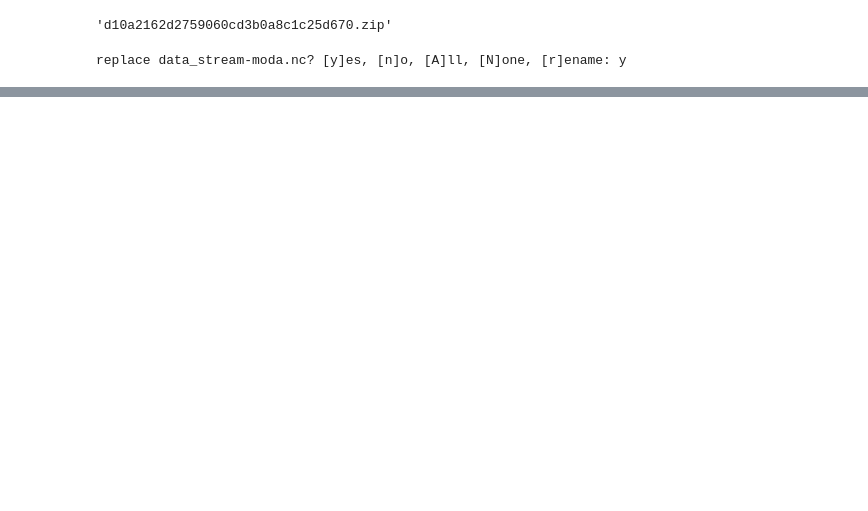
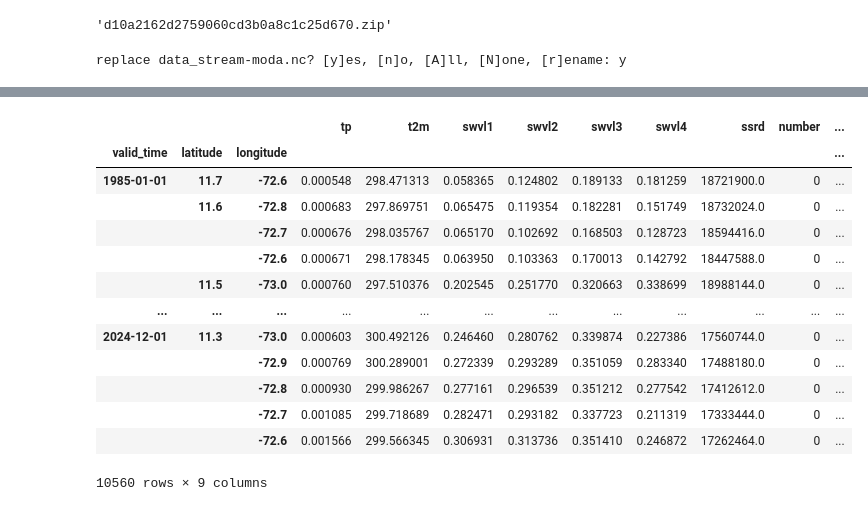
Before and after one commit to Mariannly/Quark5-CoAfina2025, a Jupyter notebook: leer_datos.ipynb, the cells around one changed output, grey strips where cells are left out. Cells and saved outputs as stored; diff of their text form; code cells hidden in the pictures; blank space fills up the shorter version.

```diff
--- a/leer_datos.ipynb
+++ b/leer_datos.ipynb
@@ -124,0 +182,19 @@ EOFError: No valid message found: 'd10a2162d2759060cd3b0a8c1c25d670.zip'
+# %%
+#select and drop all rowa with NaNs
+df_ds = df_ds.dropna()
+df_ds
+# %% [output]
+|  |  |  | tp | t2m | swvl1 | swvl2 | swvl3 | swvl4 | ssrd | number | ... |
+| valid_time | latitude | longitude |  |  |  |  |  |  |  |  | ... |
+| 1985-01-01 | 11.7 | -72.6 | 0.000548 | 298.471313 | 0.058365 | 0.124802 | 0.189133 | 0.181259 | 18721900.0 | 0 | ... |
+|  | 11.6 | -72.8 | 0.000683 | 297.869751 | 0.065475 | 0.119354 | 0.182281 | 0.151749 | 18732024.0 | 0 | ... |
+|  |  | -72.7 | 0.000676 | 298.035767 | 0.065170 | 0.102692 | 0.168503 | 0.128723 | 18594416.0 | 0 | ... |
+|  |  | -72.6 | 0.000671 | 298.178345 | 0.063950 | 0.103363 | 0.170013 | 0.142792 | 18447588.0 | 0 | ... |
+|  | 11.5 | -73.0 | 0.000760 | 297.510376 | 0.202545 | 0.251770 | 0.320663 | 0.338699 | 18988144.0 | 0 | ... |
+| ... | ... | ... | ... | ... | ... | ... | ... | ... | ... | ... | ... |
+| 2024-12-01 | 11.3 | -73.0 | 0.000603 | 300.492126 | 0.246460 | 0.280762 | 0.339874 | 0.227386 | 17560744.0 | 0 | ... |
+|  |  | -72.9 | 0.000769 | 300.289001 | 0.272339 | 0.293289 | 0.351059 | 0.283340 | 17488180.0 | 0 | ... |
+|  |  | -72.8 | 0.000930 | 299.986267 | 0.277161 | 0.296539 | 0.351212 | 0.277542 | 17412612.0 | 0 | ... |
+|  |  | -72.7 | 0.001085 | 299.718689 | 0.282471 | 0.293182 | 0.337723 | 0.211319 | 17333444.0 | 0 | ... |
+|  |  | -72.6 | 0.001566 | 299.566345 | 0.306931 | 0.313736 | 0.351410 | 0.246872 | 17262464.0 | 0 | ... |
+10560 rows × 9 columns
```
Also changed, not shown: parts of 7 cells of this notebook.
